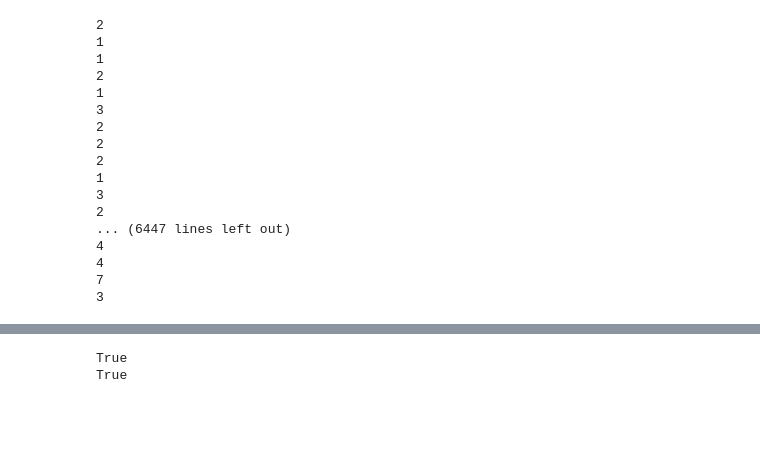
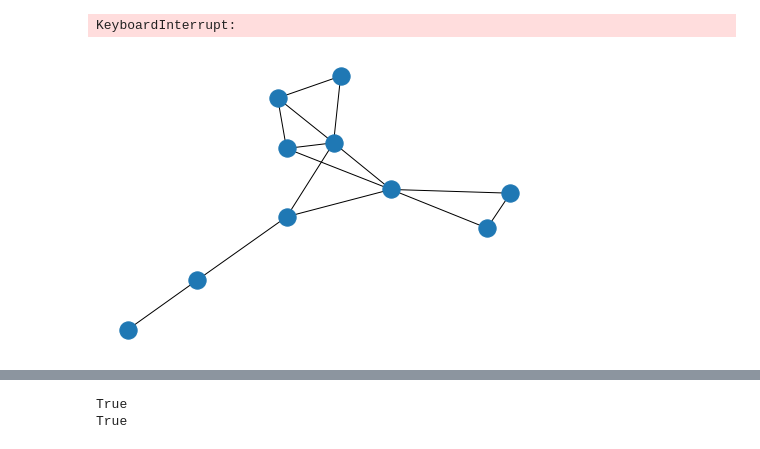
Before and after one commit to ks8/machine-learning-for-structure, a Jupyter notebook: mol-inverse-implementation.ipynb, the cells around one changed output, grey strips where cells are left out. Drawn from its saved outputs; the diff is of its cells as text; code cells hidden in the pictures; blank space fills up the shorter version.

Commit message:
progress on dataset generation

```diff
--- a/mol-inverse-implementation.ipynb
+++ b/mol-inverse-implementation.ipynb
@@ -23,27 +25 @@ for i in range(edge_num_low, edge_num_hi):
             counter += 1
-# %%
-# Generate a dataset of graphs with deleted edges and corresponding subisomorphism targets
-for root, subfolders, files in os.walk(full_dataset_name):
-    for f in files:
-        path = os.path.join(root, f)
-        graph = nx.read_gml(path, destringizer=int)
-        d = 0.2*np.random.uniform(0, 1) + 0.7*np.random.beta(3, 3)
-        num_deletions = print(int((1 - d)*(len(list(graph.edges)))))
-# %% [output]
-2
-1
-1
-2
-1
-3
-2
-2
-2
-1
-3
-2
-... (6447 lines left out)
-4
-4
-7
-3
@@ -49,0 +29,37 @@ for root, subfolders, files in os.walk(full_dataset_name):
+# %%
+os.makedirs(training_dataset_name, exist_ok=True)
+for root, subfolders, files in os.walk(full_dataset_name):
+    for f in files:
+        path = os.path.join(root, f)  # File path of a graph
+        graph_number = f[-4:]
+        original_graph = nx.read_gml(path, destringizer=int)  # Read a graph from file
+        new_graph = original_graph.copy()  # Make a copy of the graph
+        d = 0.2*np.random.uniform(0, 1) + 0.7*np.random.beta(3, 3)  # Random fraction of remaining edges
+        num_deletions = int((1 - d)*(len(list(original_graph.edges))))  # Integer number of edges to delete
+        for _ in range(num_deletions):  # Delete edges from the graph
+            num_edge_to_delete = np.random.randint(0, len(list(new_graph.edges)))
+            new_graph.remove_edge(list(new_graph.edges)[num_edge_to_delete][0], list(new_graph.edges)[num_edge_to_delete][1])
+
+        target = np.zeros([num_nodes, num_nodes])  # Target matrix showing subisomorphic edge additions as 1s
+        test_graph = new_graph.copy()  # Make a copy of the new, deleted-edges graph
+        for i in range(num_nodes):
+            for j in range(num_nodes):
+                if i < j and (i, j) not in new_graph.edges:
+                    test_graph.add_edge(i, j)  # Try adding a new edge between nodes i and j and check if it is subisomorphic
+                    if isomorphism.GraphMatcher(nx.line_graph(original_graph), nx.line_graph(test_graph)).subgraph_is_isomorphic():
+                        target[i, j] = 1.0
+                        target[j, i] = 1.0
+                    test_graph = new_graph.copy()
+
+        nx.write_gml(new_graph, training_dataset_name + "/partial_graph." + graph_number)
+        np.savetxt(training_dataset_name + "/target." + graph_number, target)
+# %% [output]
+KeyboardInterrupt:
+# %%
+original_graph = nx.read_gml(full_dataset_name + "/graph.0280", destringizer=int)
+partial_graph = nx.read_gml(training_dataset_name + "/partial_graph.0280", destringizer=int)
+target = np.loadtxt(training_dataset_name + "/target.0280")
+# %%
+nx.draw(original_graph)
+# %% [output]
+[figure, added]
```
Also changed, not shown: parts of 6 cells of this notebook.
